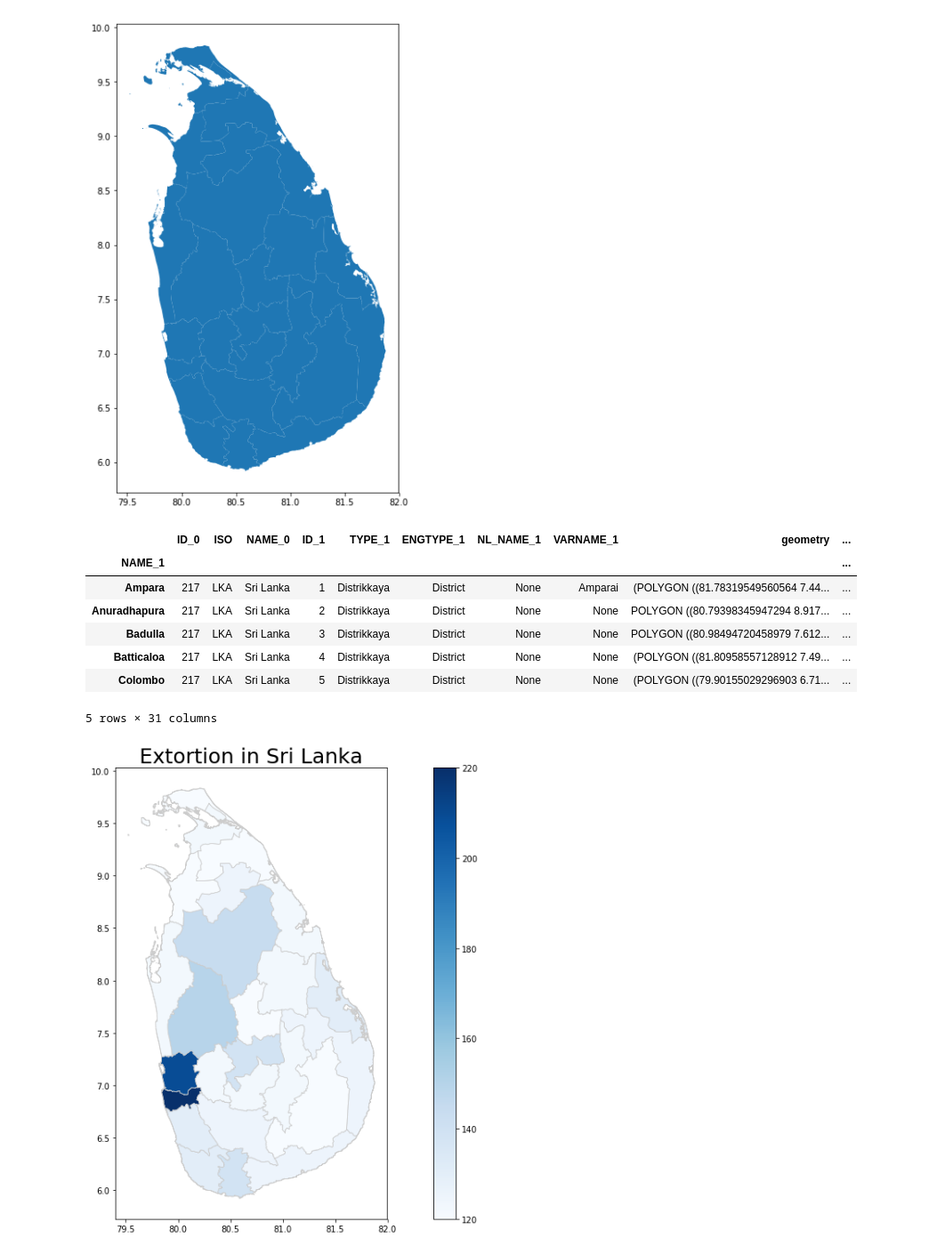
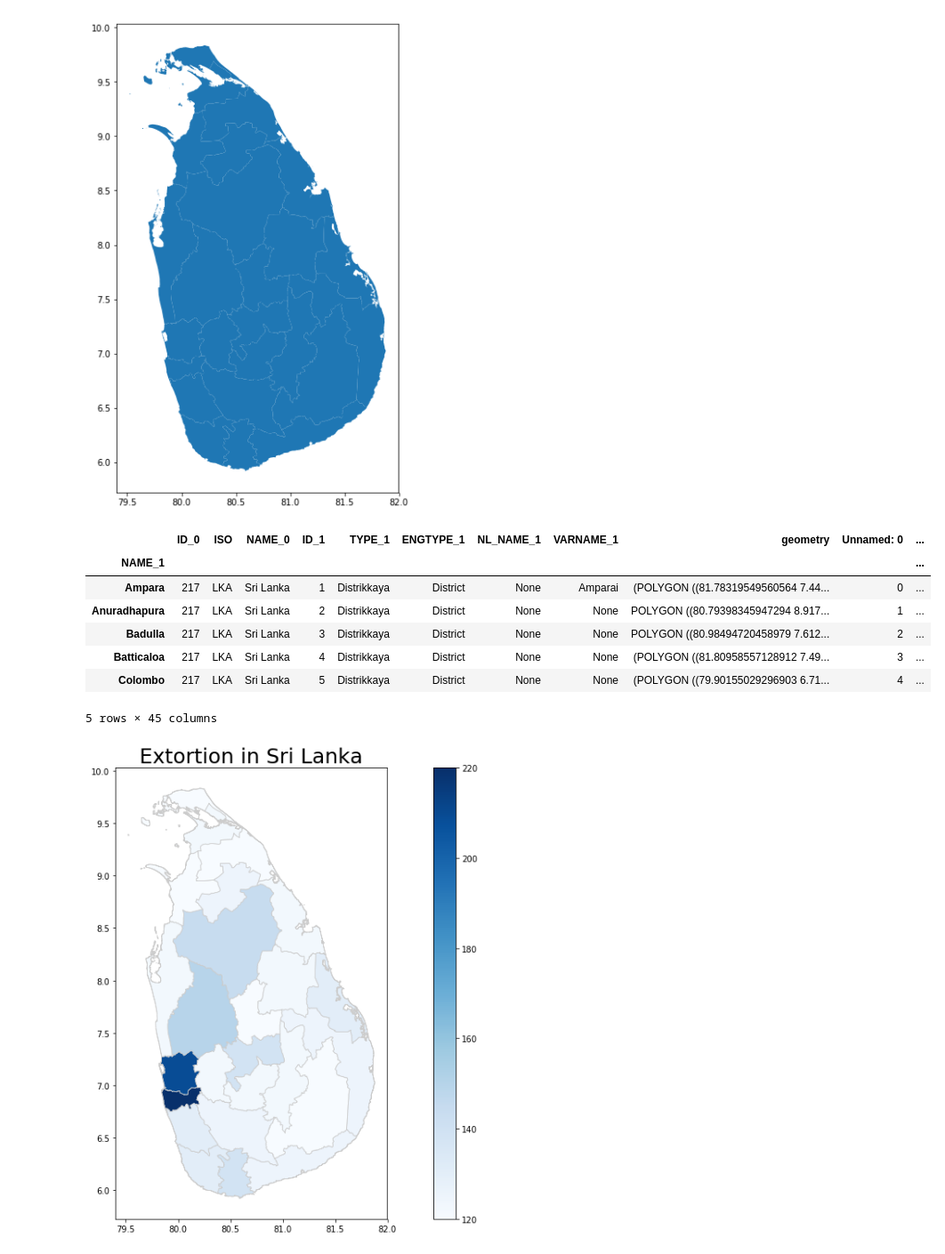
Before and after one commit to PraAnj/gov.lk.data.analysis, a Jupyter notebook: src/geo_maps.ipynb, the cells around one changed output. Shown at 89% size. Saved outputs shown, nothing was run; the diff lists cells and outputs as text; code cells hidden in the pictures.

Commit message:
Geographical maps updated for integrated data

```diff
--- a/src/geo_maps.ipynb
+++ b/src/geo_maps.ipynb
@@ -36,0 +7,4 @@ Data set size :  (25, 23)
+# %%
+#load integrated data
+total_dataset = pd.read_csv('../data/integrated_data.csv')
+total_dataset.head()
@@ -37,5 +19,5 @@ Data set size :  (25, 23)
 # %%
-fp1 = "../data/LKA_adm1.shp"
+fp1 = "../data/map_shape/LKA_adm1.shp"
 map_df_1 = gpd.read_file(fp1)
 map_df_1.head()
 # %% [output]
@@ -51,19 +33,18 @@ map_df_1.plot(figsize=(20,10)) #base map for sri lanka
 <matplotlib.axes._subplots.AxesSubplot at 0x...>
 [figure]
 # %%
-
 # join the geodataframe with the cleaned up csv dataframe
-merged = map_df_1.set_index("NAME_1").join(crime_data.set_index("District"))
+merged = map_df_1.set_index("NAME_1").join(total_dataset.set_index("District"))
 merged.head()
 # %% [output]
-|  | ID_0 | ISO | NAME_0 | ID_1 | TYPE_1 | ENGTYPE_1 | NL_NAME_1 | VARNAME_1 | geometry | ... |
-| NAME_1 |  |  |  |  |  |  |  |  |  | ... |
-| Ampara | 217 | LKA | Sri Lanka | 1 | Distrikkaya | District | None | Amparai | (POLYGON ((81.78319549560564 7.44... | ... |
-| Anuradhapura | 217 | LKA | Sri Lanka | 2 | Distrikkaya | District | None | None | POLYGON ((80.79398345947294 8.917... | ... |
-| Badulla | 217 | LKA | Sri Lanka | 3 | Distrikkaya | District | None | None | POLYGON ((80.98494720458979 7.612... | ... |
-| Batticaloa | 217 | LKA | Sri Lanka | 4 | Distrikkaya | District | None | None | (POLYGON ((81.80958557128912 7.49... | ... |
-| Colombo | 217 | LKA | Sri Lanka | 5 | Distrikkaya | District | None | None | (POLYGON ((79.90155029296903 6.71... | ... |
+|  | ID_0 | ISO | NAME_0 | ID_1 | TYPE_1 | ENGTYPE_1 | NL_NAME_1 | VARNAME_1 | geometry | Unnamed: 0 | ... |
+| NAME_1 |  |  |  |  |  |  |  |  |  |  | ... |
+| Ampara | 217 | LKA | Sri Lanka | 1 | Distrikkaya | District | None | Amparai | (POLYGON ((81.78319549560564 7.44... | 0 | ... |
+| Anuradhapura | 217 | LKA | Sri Lanka | 2 | Distrikkaya | District | None | None | POLYGON ((80.79398345947294 8.917... | 1 | ... |
+| Badulla | 217 | LKA | Sri Lanka | 3 | Distrikkaya | District | None | None | POLYGON ((80.98494720458979 7.612... | 2 | ... |
+| Batticaloa | 217 | LKA | Sri Lanka | 4 | Distrikkaya | District | None | None | (POLYGON ((81.80958557128912 7.49... | 3 | ... |
+| Colombo | 217 | LKA | Sri Lanka | 5 | Distrikkaya | District | None | None | (POLYGON ((79.90155029296903 6.71... | 4 | ... |
-5 rows × 31 columns
+5 rows × 45 columns
 # %%
 def plot_map(data_frame,variable):
     vmin, vmax = 120, 220
```
Also changed, not shown: parts of 4 cells of this notebook.
